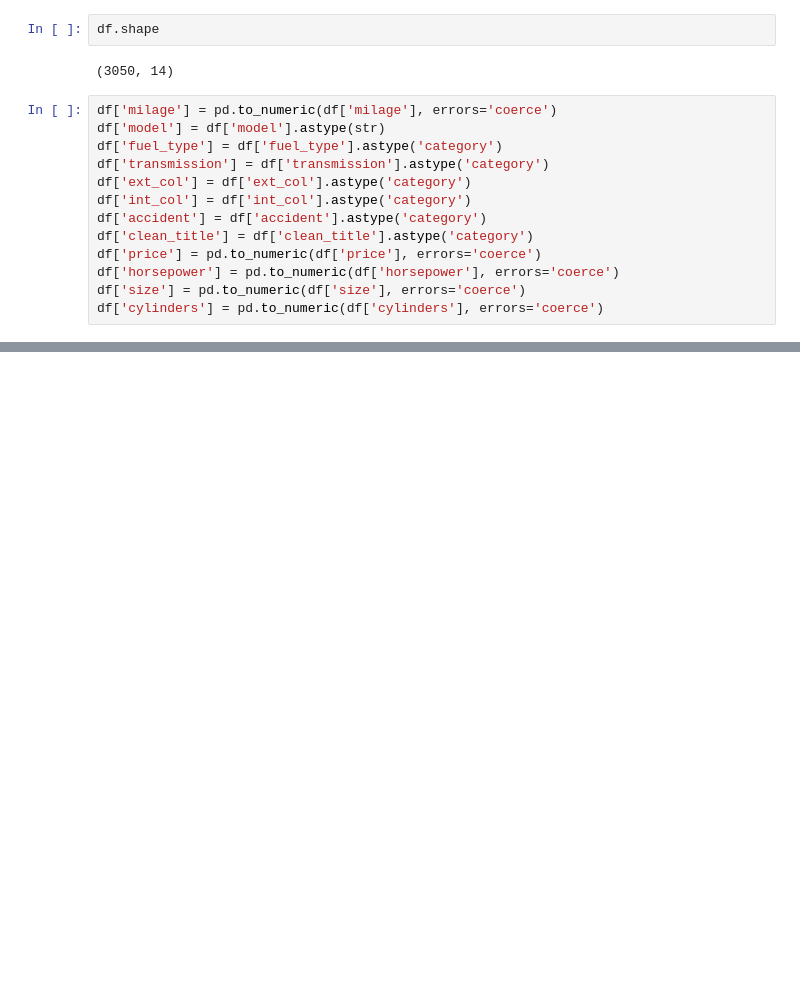
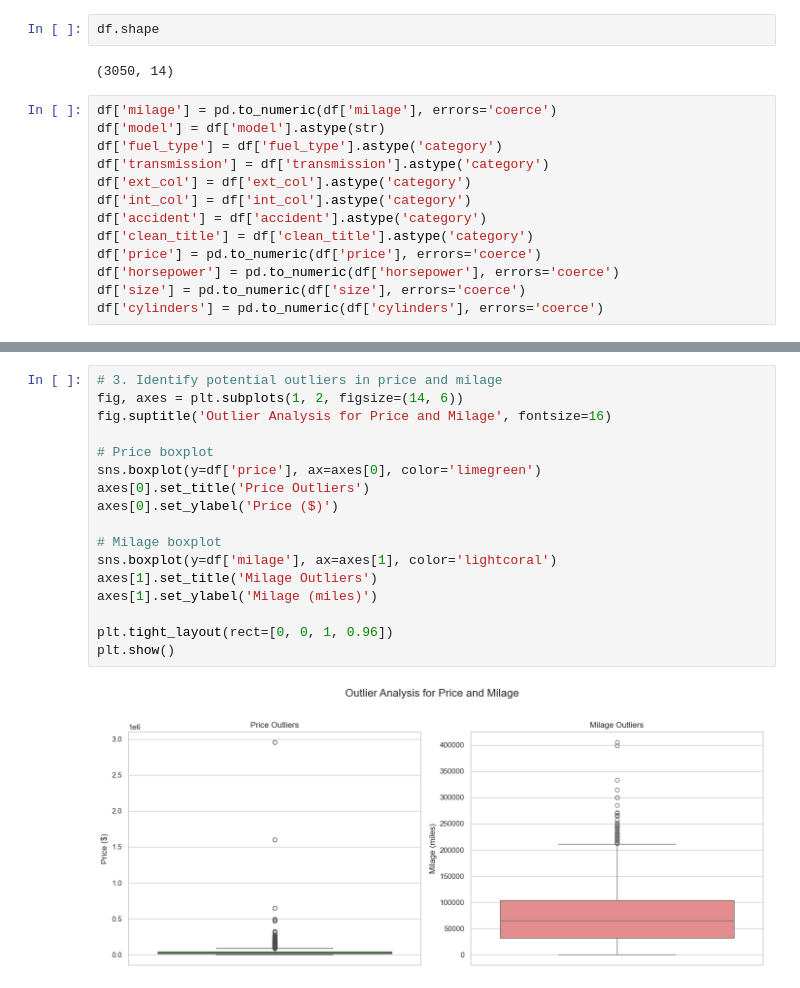
Before and after one commit to Dipu9813/Predict-car-price-DSproject, a Jupyter notebook: KCE080BCT008.ipynb, the cells around one changed output, grey strips where cells are left out. Saved outputs shown, nothing was run; the diff lists cells and outputs as text; blank space fills up the shorter version.

```diff
--- a/KCE080BCT008.ipynb
+++ b/KCE080BCT008.ipynb
@@ -340,0 +426,19 @@ df['cylinders'] = pd.to_numeric(df['cylinders'], errors='coerce')
+# %%
+# 3. Identify potential outliers in price and milage
+fig, axes = plt.subplots(1, 2, figsize=(14, 6))
+fig.suptitle('Outlier Analysis for Price and Milage', fontsize=16)
+
+# Price boxplot
+sns.boxplot(y=df['price'], ax=axes[0], color='limegreen')
+axes[0].set_title('Price Outliers')
+axes[0].set_ylabel('Price ($)')
+
+# Milage boxplot
+sns.boxplot(y=df['milage'], ax=axes[1], color='lightcoral')
+axes[1].set_title('Milage Outliers')
+axes[1].set_ylabel('Milage (miles)')
+
+plt.tight_layout(rect=[0, 0, 1, 0.96])
+plt.show()
+# %% [output]
+[figure, added]
```
Also changed, not shown: parts of 9 cells of this notebook.
